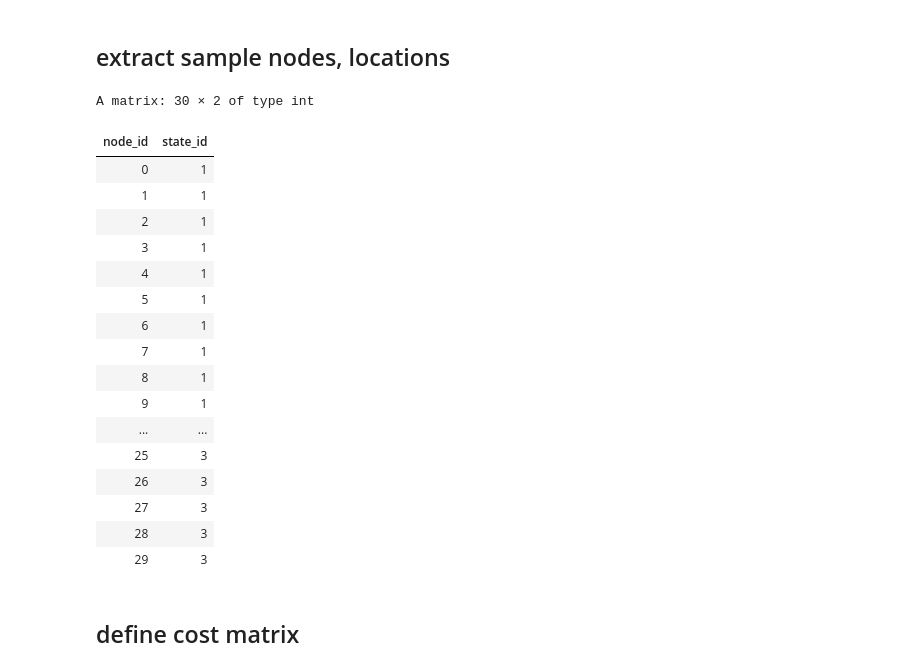
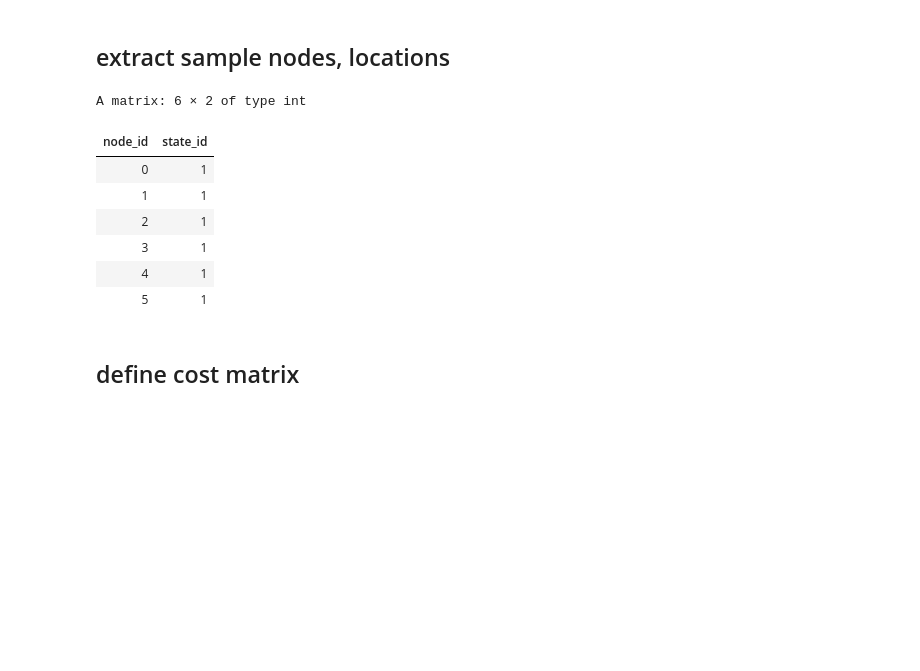
Before and after one commit to blab/bacterial-args, a Jupyter notebook: migration/gaia_test.ipynb, the cells around one changed output. Drawn from its saved outputs; the diff is of its cells as text; code cells hidden in the pictures; blank space fills up the shorter version.

```diff
--- a/migration/gaia_test.ipynb
+++ b/migration/gaia_test.ipynb
@@ -82,26 +105,16 @@ sample_locations <- as.matrix(sample_locations[, c("node_id","state_id")])
 storage.mode(sample_locations) <- "integer"
 colnames(sample_locations) <- c("node_id","state_id")
 # %%
-sample_locations
+head(sample_locations)
 # %% [output]
-A matrix: 30 × 2 of type int
+A matrix: 6 × 2 of type int
 | node_id | state_id |
 | 0 | 1 |
 | 1 | 1 |
 | 2 | 1 |
 | 3 | 1 |
 | 4 | 1 |
 | 5 | 1 |
-| 6 | 1 |
-| 7 | 1 |
-| 8 | 1 |
-| 9 | 1 |
-| ... | ... |
-| 25 | 3 |
-| 26 | 3 |
-| 27 | 3 |
-| 28 | 3 |
-| 29 | 3 |
 # %% [markdown]
 ## define cost matrix
 # %%
```
Also changed, not shown: parts of 36 cells of this notebook, 1 other file.
